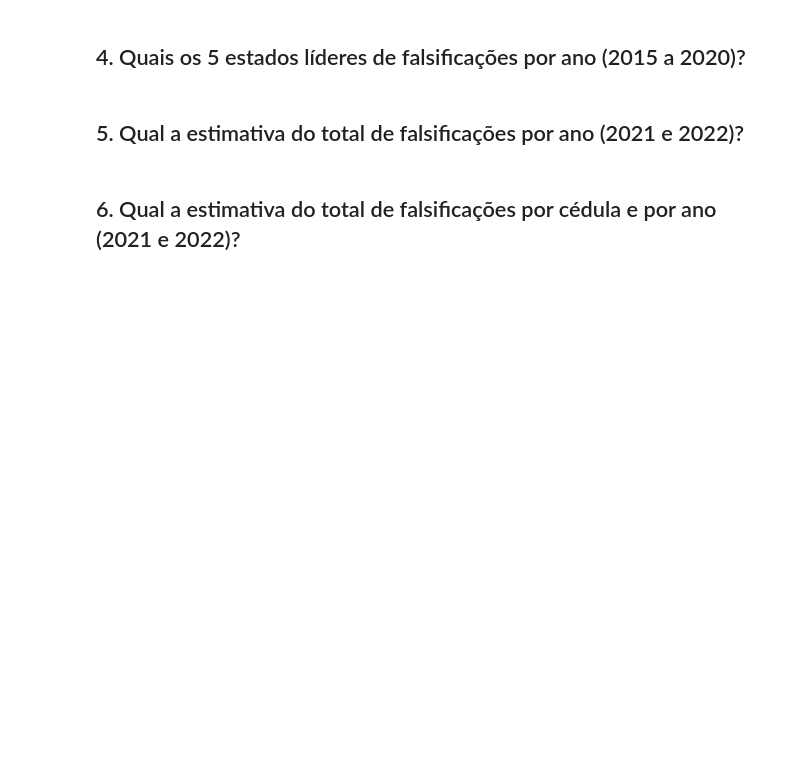
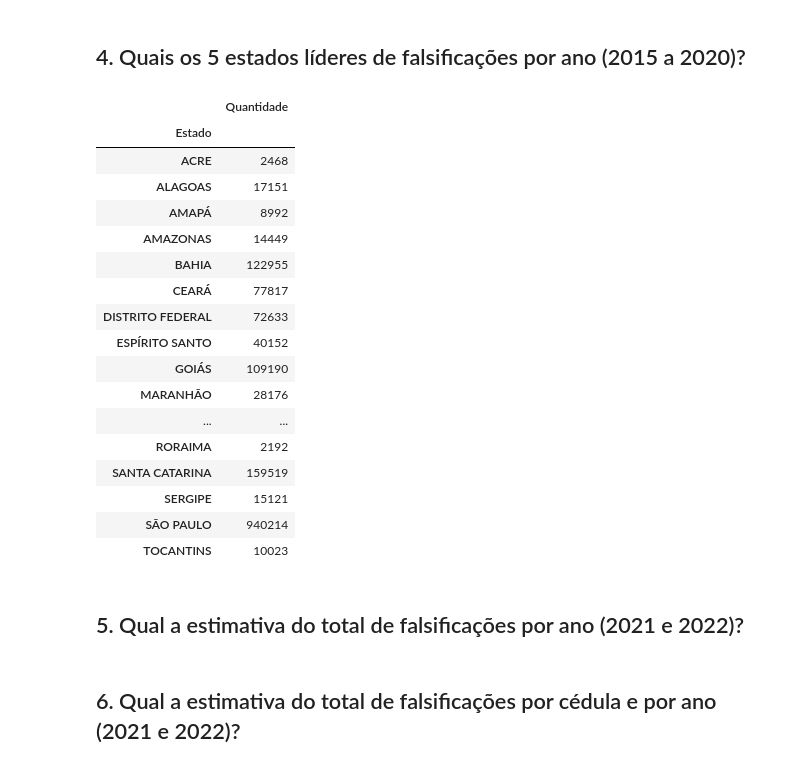
Before and after one commit to emso-exe/Falsificacao_de_cedulas_banco_central_do_brasil, a Jupyter notebook: analise_de_dados.ipynb, the cells around one changed output. Cells and saved outputs as stored; diff of their text form; code cells hidden in the pictures; blank space fills up the shorter version.

```diff
--- a/analise_de_dados.ipynb
+++ b/analise_de_dados.ipynb
@@ -274,5 +312,31 @@ Ano  Denominação
 # %% [markdown]
 ## 4. Quais os 5 estados líderes de falsificações por ano (2015 a 2020)?
+# %%
+df_temp = df['Ano'] > 2014
+df_temp = df[df_temp]
+df_cinco_estados = df_temp.groupby(['Estado'])['Quantidade'].sum()
+df_cinco_estados = pd.DataFrame(df_cinco_estados)
+
+df_cinco_estados
+# %% [output]
+|  | Quantidade |
+| Estado |  |
+| ACRE | 2468 |
+| ALAGOAS | 17151 |
+| AMAPÁ | 8992 |
+| AMAZONAS | 14449 |
+| BAHIA | 122955 |
+| CEARÁ | 77817 |
+| DISTRITO FEDERAL | 72633 |
+| ESPÍRITO SANTO | 40152 |
+| GOIÁS | 109190 |
+| MARANHÃO | 28176 |
+| ... | ... |
+| RORAIMA | 2192 |
+| SANTA CATARINA | 159519 |
+| SERGIPE | 15121 |
+| SÃO PAULO | 940214 |
+| TOCANTINS | 10023 |
 # %% [markdown]
 ## 5. Qual a estimativa do total de falsificações por ano (2021 e 2022)?
 # %% [markdown]
```
Also changed, not shown: parts of 6 cells of this notebook.
